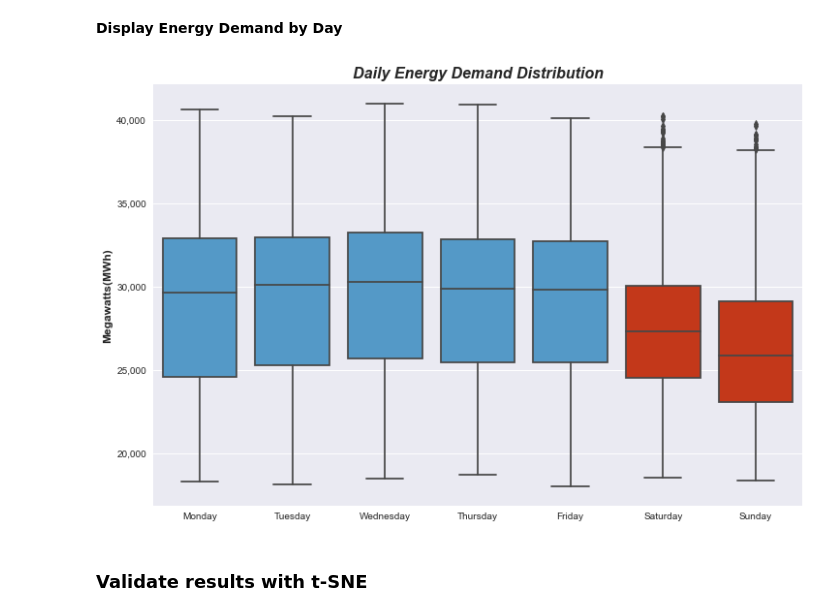
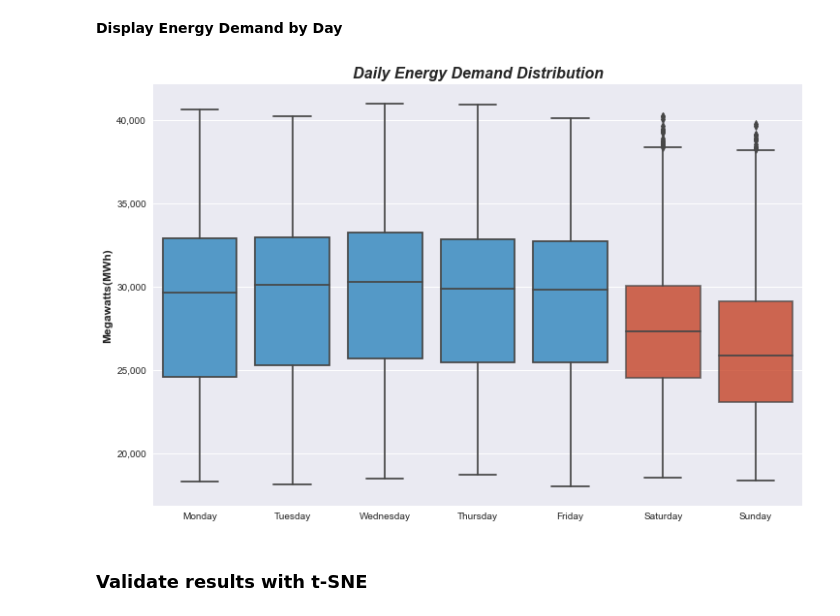
Before and after one commit to KishenSharma6/SpainEnergyAnalysis, a Jupyter notebook: Project_Codes/04_Modeling/2020_0708_Consumer_Behavior.ipynb, the cells around one changed output. Saved outputs shown, nothing was run; the diff lists cells and outputs as text; code cells hidden in the pictures.

```diff
--- a/Project_Codes/04_Modeling/2020_0708_Consumer_Behavior.ipynb
+++ b/Project_Codes/04_Modeling/2020_0708_Consumer_Behavior.ipynb
@@ -283,33 +283,35 @@ Name: weekday, dtype: int64
 # %%
 #Create plot
 f, ax = plt.subplots(figsize = (12,8))
 
 #Plot Data
 g = sns.boxplot(x = 'weekday', y = 'total_load_actual', order=['Monday', 'Tuesday', 'Wednesday', 'Thursday', 'Friday', 'Saturday', 'Sunday'],
             ax = ax, data = df)
 
 ###Set plot Aesthetics###
 g.set_title('Daily Energy Demand Distribution', fontdict=title_dict)
 g.set_xlabel('')
 g.set_ylabel('Megawatts(MWh)', fontdict=label_dict)
 g.get_yaxis().set_major_formatter(plt.FuncFormatter(lambda x, loc: "{:,}".format(int(x))))
 
 
 # Set facecolors for boxplots
 boxes = np.arange(0,7)
 for box in boxes:
     if box <5:
         mybox = g.artists[box]
         mybox.set_facecolor('#5499C7')
     else:
         mybox = g.artists[box]
         mybox.set_facecolor('#C3381A')
+        mybox.set_alpha(.75)
+
 
 
 #Save plot
 plt.savefig(eda_path + '/Daily_Demand.png',bbox_inches='tight')
 # %% [output]
-[figure, old version]
+[figure, new version]
 # %% [markdown]
 ### Validate results with t-SNE
 # %%
```
Also changed, not shown: parts of 4 cells of this notebook, 6 other files.
